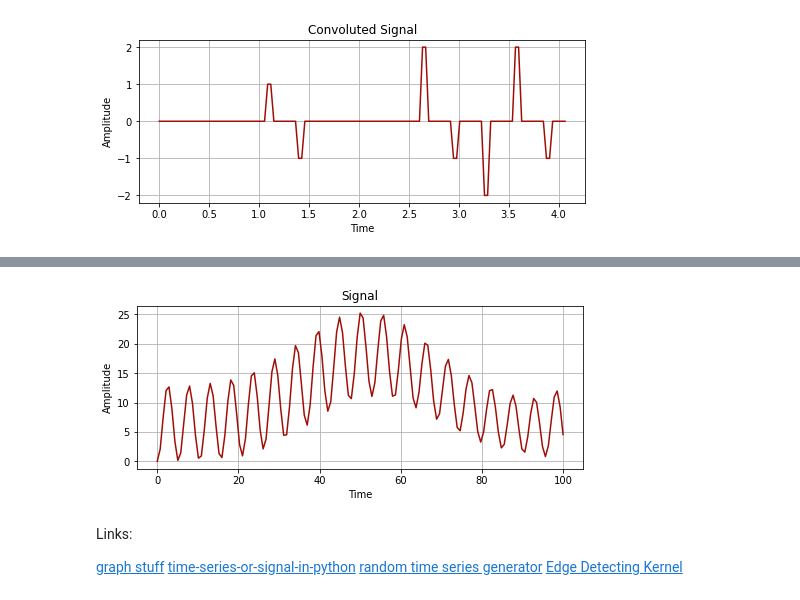
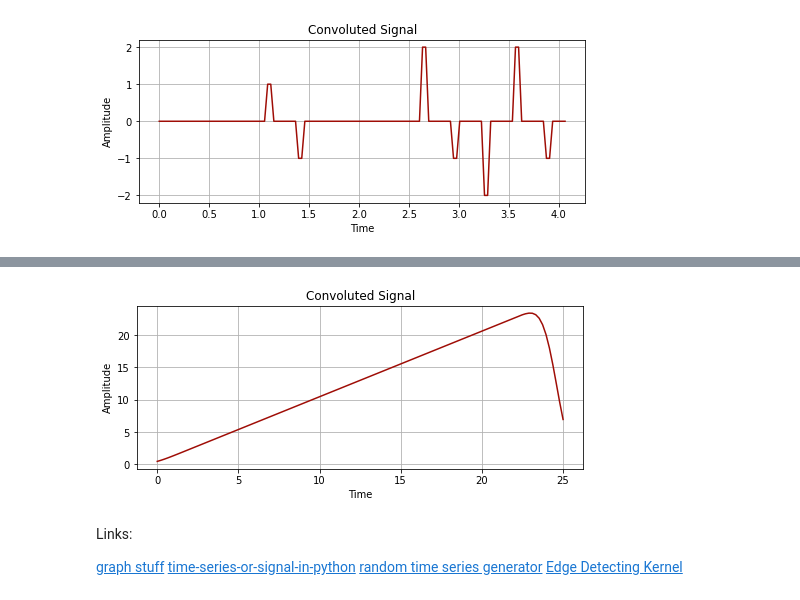
Before and after one commit to psymbio/psymbio.github.io, a Jupyter notebook: _posts/analyzing-neural-time-series-data/morletwavelet-code.ipynb, the cells around one changed output, grey strips where cells are left out. Saved outputs shown, nothing was run; the diff lists cells and outputs as text; code cells hidden in the pictures.

Commit message:
signals

```diff
--- a/_posts/analyzing-neural-time-series-data/morletwavelet-code.ipynb
+++ b/_posts/analyzing-neural-time-series-data/morletwavelet-code.ipynb
@@ -154,6 +154,18 @@ plot_signal(time_series_time[:len(convoluted_signal)], convoluted_signal, "Convo
 # %% [output]
 [figure]
 # %%
-fft_signal = np.fft.fft(time_series_time_2)
-fft_kernel = np.fft.fft(kernel_new)
-plot_signal(np.linspace(start = 0, stop = 100, num = len(fft_signal)), fft_signal, "FFT signal")
+# step 1: n's of convolution
+# define all the sizes
+
+n_data = len(time_series_time_2)
+n_kern = len(kernel_new)
+n_conv = n_data + n_kern - 1
+half_k = math.floor(n_kern / 2)
+
+# step 2: FFTs
+# in the next we need to perform an element-wise multiplication
+# so we need to set both their sizes to n_conv
+# make sure to properly zero pad
+# rfft: Compute the one-dimensional discrete Fourier Transform for real input.
+fft_signal_x = np.fft.rfft(time_series_time_2, n_conv)
+fft_kernel_x = np.fft.rfft(kernel_new, n_conv)
@@ -162,3 +172,9 @@ plot_signal(np.linspace(start = 0, stop = 100, num = len(fft_signal)), fft_signa
 # %%
-fft_signal_kernel = np.convolve(fft_signal, fft_kernel, "full")
-plot_signal(np.linspace(start = 0, stop = 100, num = len(fft_signal_kernel)), fft_signal_kernel, "FFT signal")
+# step 3: element-wise multiplication
+convres_x = fft_signal_x * fft_kernel_x
+
+# step 4: IFFT
+convres = np.fft.irfft(convres_x)
+
+# step 5: cut off the wings
+convres = convres[half_k+1:len(convres)+1]
@@ -167,8 +181,9 @@ plot_signal(np.linspace(start = 0, stop = 100, num = len(fft_signal_kernel)), ff
 # %%
-ifft_signal = np.fft.ifft(fft_signal_kernel)
-plot_signal(np.linspace(start = 0, stop = 100, num = len(ifft_signal)), ifft_signal, "Signal")
+# there's some problem here
+
+plot_signal(time_series_time_2, convres[:len(time_series_time_2)], "Convoluted Signal")
 # %% [output]
-[figure, old version]
+[figure, new version]
 # %% [markdown]
 Links:
 
```
Also changed, not shown: parts of 2 cells of this notebook, 5 other files.
